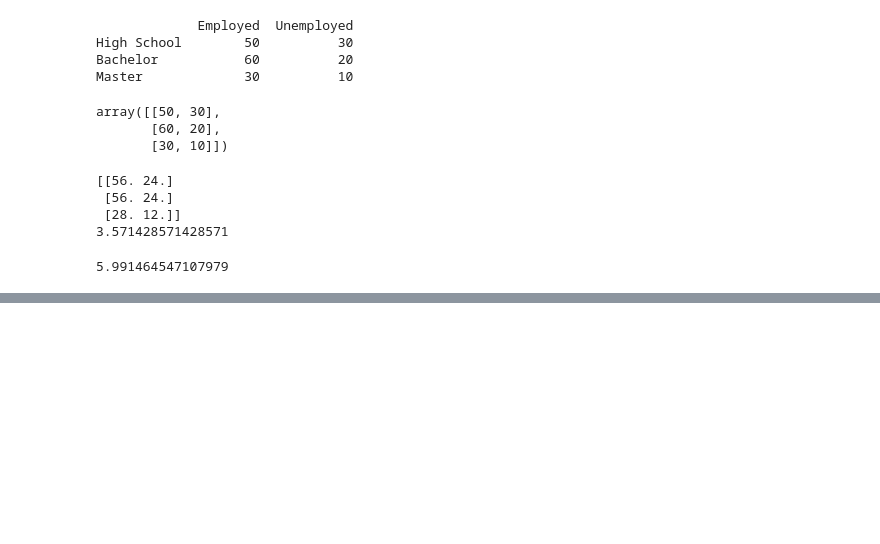
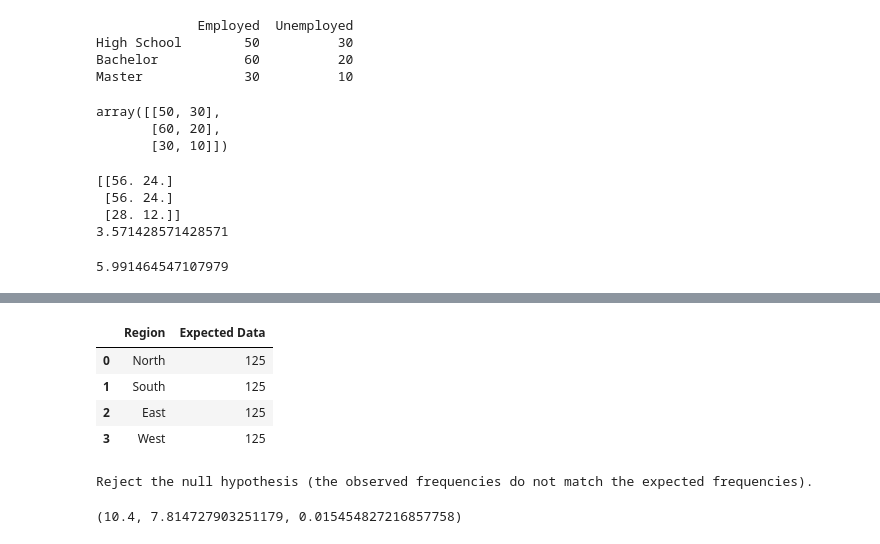
Before and after one commit to sauravkokane/Data-Science-Training, a Jupyter notebook: Chi_Square_Test.ipynb, the cells around one changed output, grey strips where cells are left out. Saved outputs shown, nothing was run; the diff lists cells and outputs as text; code cells hidden in the pictures; blank space fills up the shorter version.

```diff
--- a/Chi_Square_Test.ipynb
+++ b/Chi_Square_Test.ipynb
@@ -184,0 +412,9 @@ Fail to reject the null hypothesis (no significant association).
+# %%
+expected = pd.DataFrame({'Region':['North','South','East','West'],'Expected Data':[125,125,125,125]})
+expected
+# %% [output]
+|  | Region | Expected Data |
+| 0 | North | 125 |
+| 1 | South | 125 |
+| 2 | East | 125 |
+| 3 | West | 125 |
@@ -184,0 +423,5 @@ Fail to reject the null hypothesis (no significant association).
+# %%
+chi2_goodness_of_fit_test(df.values, expected.values, alpha)
+# %% [output]
+Reject the null hypothesis (the observed frequencies do not match the expected frequencies).
+(10.4, 7.814727903251179, 0.015454827216857758)
```
Also changed, not shown: parts of 31 cells of this notebook.
